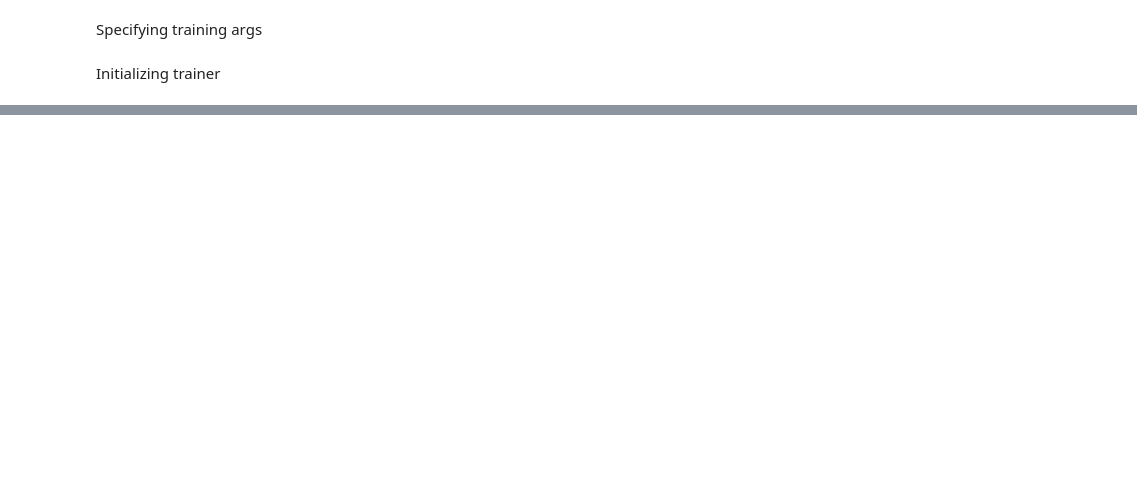
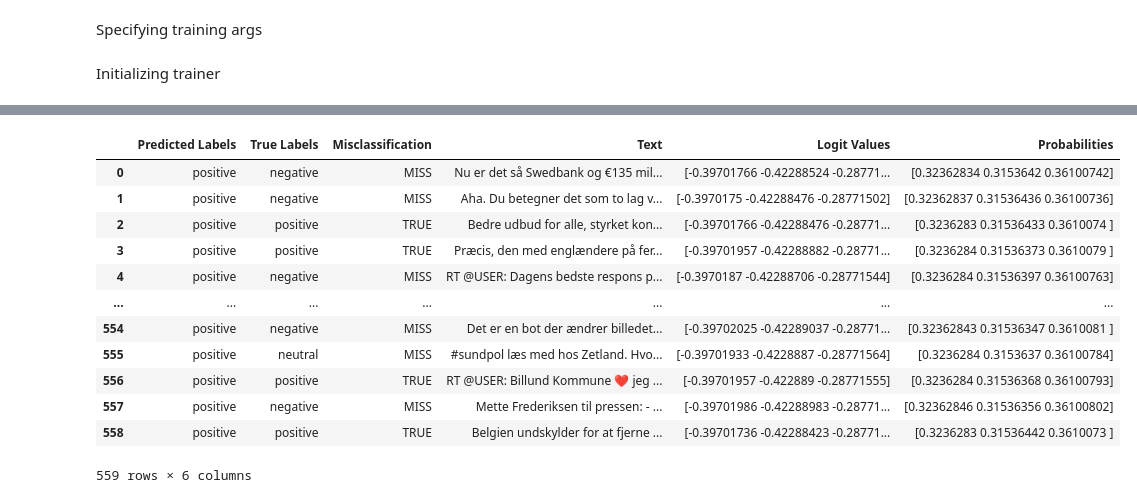
Before and after one commit to jorgenhw/NLP_exam_2023, a Jupyter notebook: nbs/finetune.ipynb, the cells around one changed output, grey strips where cells are left out. Saved outputs shown, nothing was run; the diff lists cells and outputs as text; code cells hidden in the pictures; blank space fills up the shorter version.

```diff
--- a/nbs/finetune.ipynb
+++ b/nbs/finetune.ipynb
@@ -123,0 +167,23 @@ You should probably TRAIN this model on a down-stream task to be able to use it
+# %%
+# usning simple transformers
+from simpletransformers.classification import ClassificationModel, ClassificationArgs
+import pandas as pd
+import logging
+
+logging.basicConfig(level=logging.INFO)
+transformers_logger = logging.getLogger("transformers")
+transformers_logger.setLevel(logging.WARNING)
+
+model_args = ClassificationArgs(num_train_epochs=3)
+
+# Create a ClassificationModel
+model = ClassificationModel(
+    'bert',
+    'NbAiLab/nb-bert-large',
+    num_labels=3,
+    args=model_args,
+    use_cuda=False
+)
+
+# Train the model
+model.train_model(train_df)
@@ -126,16 +307,15 @@ Specifying training args
 # %%
 from transformers import TrainingArguments
 
-batch_size = 16 # stating batch size
-epochs = 5
-learning_rate = 2e-4
+batch_size = 4 # stating batch size
+epochs = 2
+learning_rate = 2e-5
 
 training_args = TrainingArguments(output_dir="test_trainer",
                                   num_train_epochs=epochs,
                                   per_device_train_batch_size=batch_size,
                                   per_device_eval_batch_size=batch_size,
                                   learning_rate=learning_rate,
-                                  warmup_steps=100,
                                   weight_decay=0.01,
                                   logging_dir="logs",
                                   logging_steps=10,
@@ -167,0 +391,10 @@ TrainOutput(global_step=804, training_loss=1.0959507956433652, metrics={'train_r
+# %%
+import pandas as pd
+
+data = {'Predicted Labels': ["negative" if i == 0 else "neutral" if i == 1 else "positive" for i in preds_val_val],
+        'True Labels': ["negative" if i == 0 else "neutral" if i == 1 else "positive" for i in predictions_val.label_ids],
+        'Misclassification': ["TRUE" if preds_val_val[i] == predictions_val.label_ids[i] else 'MISS' for i, val in enumerate(preds_val_val)],
+        'Text': dataset_splitted_dict['valid']['text'],
+        'Logit Values': [str(i) for i in predictions_val.predictions],
+        'Probabilities': [str(i) for i in np.asarray(predictions_probabilities)]}
+df = pd.DataFrame(data)
@@ -167,0 +433,16 @@ TrainOutput(global_step=804, training_loss=1.0959507956433652, metrics={'train_r
+# %%
+df
+# %% [output]
+|  | Predicted Labels | True Labels | Misclassification | Text | Logit Values | Probabilities |
+| 0 | positive | negative | MISS | Nu er det så Swedbank og €135 mil... | [-0.39701766 -0.42288524 -0.28771... | [0.32362834 0.3153642 0.36100742] |
+| 1 | positive | negative | MISS | Aha. Du betegner det som to lag v... | [-0.3970175 -0.42288476 -0.28771502] | [0.32362837 0.31536436 0.36100736] |
+| 2 | positive | positive | TRUE | Bedre udbud for alle, styrket kon... | [-0.39701766 -0.42288476 -0.28771... | [0.3236283 0.31536433 0.3610074 ] |
+| 3 | positive | positive | TRUE | Præcis, den med englændere på fer... | [-0.39701957 -0.42288882 -0.28771... | [0.3236284 0.31536373 0.3610079 ] |
+| 4 | positive | negative | MISS | RT @USER: Dagens bedste respons p... | [-0.3970187 -0.42288706 -0.28771544] | [0.3236284 0.31536397 0.36100763] |
+| ... | ... | ... | ... | ... | ... | ... |
+| 554 | positive | negative | MISS | Det er en bot der ændrer billedet... | [-0.39702025 -0.42289037 -0.28771... | [0.32362843 0.31536347 0.3610081 ] |
+| 555 | positive | neutral | MISS | #sundpol læs med hos Zetland. Hvo... | [-0.39701933 -0.4228887 -0.28771564] | [0.3236284 0.3153637 0.36100784] |
+| 556 | positive | positive | TRUE | RT @USER: Billund Kommune ❤️ jeg ... | [-0.39701957 -0.422889 -0.28771555] | [0.3236284 0.31536368 0.36100793] |
+| 557 | positive | negative | MISS | Mette Frederiksen til pressen: - ... | [-0.39701986 -0.42288983 -0.28771... | [0.32362846 0.31536356 0.36100802] |
+| 558 | positive | positive | TRUE | Belgien undskylder for at fjerne ... | [-0.39701736 -0.42288423 -0.28771... | [0.3236283 0.31536442 0.3610073 ] |
+559 rows × 6 columns
```
Also changed, not shown: parts of 17 cells of this notebook, 1 other file.
